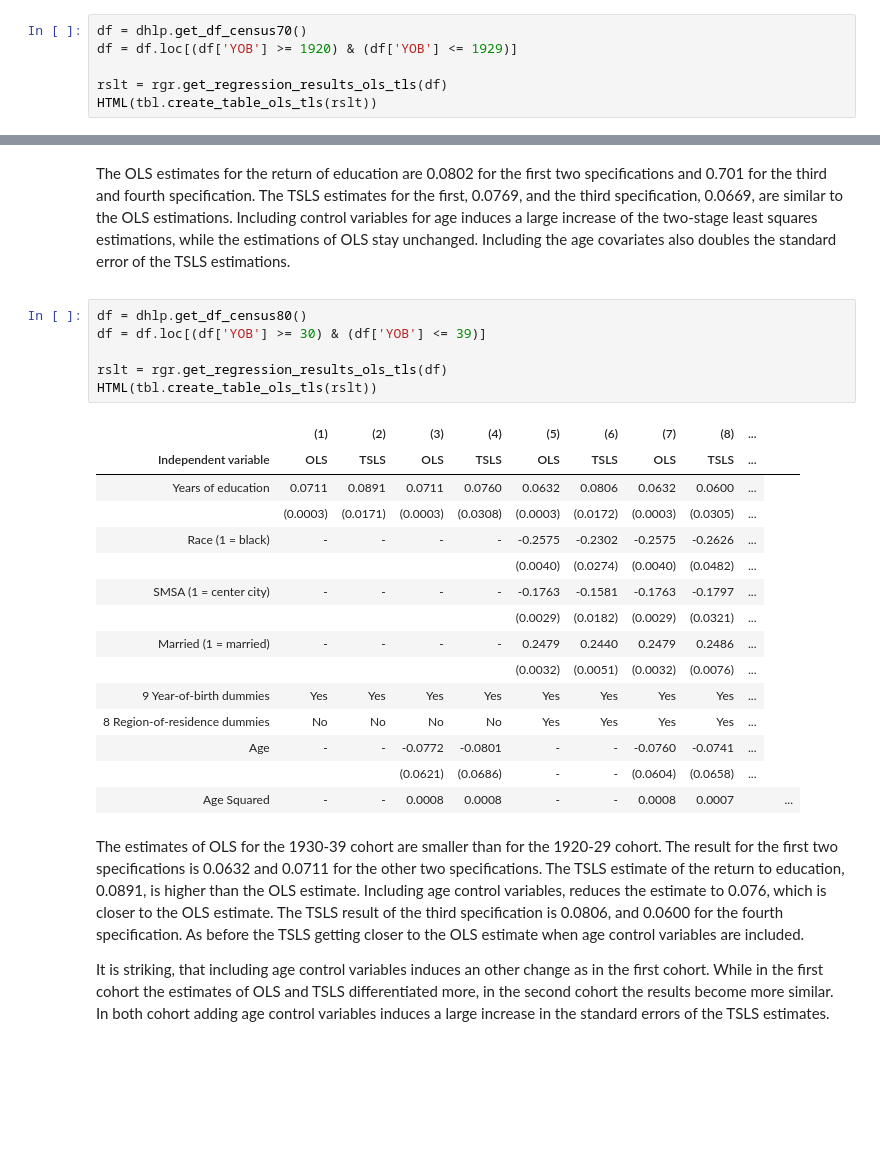
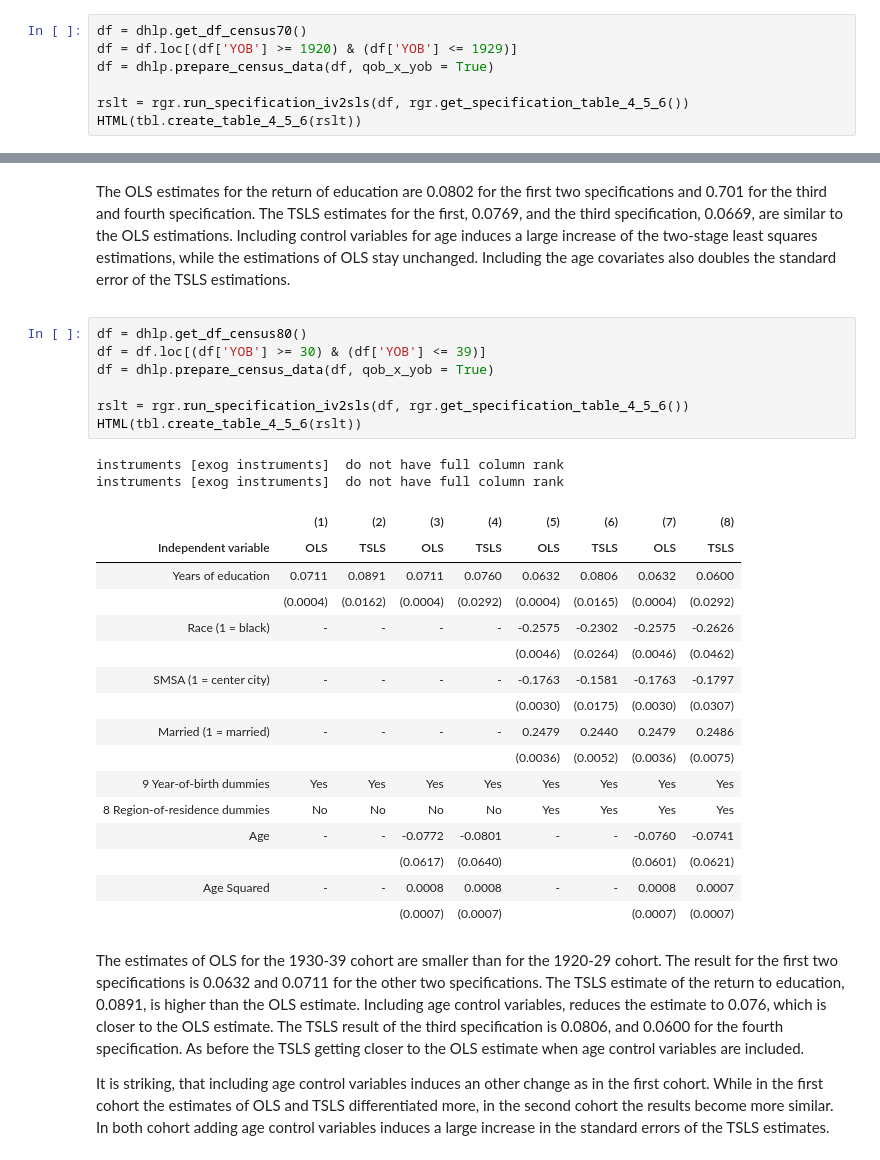
Before and after one commit to peisenha/microeconometrics-course-project-felix0496, a Jupyter notebook: Replication.ipynb, the cells around one changed output, grey strips where cells are left out. Drawn from its saved outputs; the diff is of its cells as text; blank space fills up the shorter version.

```diff
--- a/Replication.ipynb
+++ b/Replication.ipynb
@@ -311,7 +348,8 @@ The tables are presented in the following order: 1920-29 cohort, 1930-39 cohort,
 # %%
 df = dhlp.get_df_census70()
 df = df.loc[(df['YOB'] >= 1920) & (df['YOB'] <= 1929)]
+df = dhlp.prepare_census_data(df, qob_x_yob = True)
 
-rslt = rgr.get_regression_results_ols_tls(df)
-HTML(tbl.create_table_ols_tls(rslt))
+rslt = rgr.run_specification_iv2sls(df, rgr.get_specification_table_4_5_6())
+HTML(tbl.create_table_4_5_6(rslt))
 # %% [output]
@@ -336,25 +377,29 @@ The OLS estimates for the return of education are 0.0802 for the first two speci
 # %%
 df = dhlp.get_df_census80()
 df = df.loc[(df['YOB'] >= 30) & (df['YOB'] <= 39)]
+df = dhlp.prepare_census_data(df, qob_x_yob = True)
 
-rslt = rgr.get_regression_results_ols_tls(df)
-HTML(tbl.create_table_ols_tls(rslt))
+rslt = rgr.run_specification_iv2sls(df, rgr.get_specification_table_4_5_6())
+HTML(tbl.create_table_4_5_6(rslt))
 # %% [output]
+instruments [exog instruments]  do not have full column rank
+instruments [exog instruments]  do not have full column rank
-|  | (1) | (2) | (3) | (4) | (5) | (6) | (7) | (8) | ... |
-| Independent variable | OLS | TSLS | OLS | TSLS | OLS | TSLS | OLS | TSLS | ... |
-| Years of education | 0.0711 | 0.0891 | 0.0711 | 0.0760 | 0.0632 | 0.0806 | 0.0632 | 0.0600 | ... |
-|  | (0.0003) | (0.0171) | (0.0003) | (0.0308) | (0.0003) | (0.0172) | (0.0003) | (0.0305) | ... |
-| Race (1 = black) | - | - | - | - | -0.2575 | -0.2302 | -0.2575 | -0.2626 | ... |
-|  |  |  |  |  | (0.0040) | (0.0274) | (0.0040) | (0.0482) | ... |
-| SMSA (1 = center city) | - | - | - | - | -0.1763 | -0.1581 | -0.1763 | -0.1797 | ... |
-|  |  |  |  |  | (0.0029) | (0.0182) | (0.0029) | (0.0321) | ... |
-| Married (1 = married) | - | - | - | - | 0.2479 | 0.2440 | 0.2479 | 0.2486 | ... |
-|  |  |  |  |  | (0.0032) | (0.0051) | (0.0032) | (0.0076) | ... |
-| 9 Year-of-birth dummies | Yes | Yes | Yes | Yes | Yes | Yes | Yes | Yes | ... |
-| 8 Region-of-residence dummies | No | No | No | No | Yes | Yes | Yes | Yes | ... |
-| Age | - | - | -0.0772 | -0.0801 | - | - | -0.0760 | -0.0741 | ... |
-|  |  |  | (0.0621) | (0.0686) | - | - | (0.0604) | (0.0658) | ... |
-| Age Squared | - | - | 0.0008 | 0.0008 | - | - | 0.0008 | 0.0007 |  |  | ... |
+|  | (1) | (2) | (3) | (4) | (5) | (6) | (7) | (8) |
+| Independent variable | OLS | TSLS | OLS | TSLS | OLS | TSLS | OLS | TSLS |
+| Years of education | 0.0711 | 0.0891 | 0.0711 | 0.0760 | 0.0632 | 0.0806 | 0.0632 | 0.0600 |
+|  | (0.0004) | (0.0162) | (0.0004) | (0.0292) | (0.0004) | (0.0165) | (0.0004) | (0.0292) |
+| Race (1 = black) | - | - | - | - | -0.2575 | -0.2302 | -0.2575 | -0.2626 |
+|  |  |  |  |  | (0.0046) | (0.0264) | (0.0046) | (0.0462) |
+| SMSA (1 = center city) | - | - | - | - | -0.1763 | -0.1581 | -0.1763 | -0.1797 |
+|  |  |  |  |  | (0.0030) | (0.0175) | (0.0030) | (0.0307) |
+| Married (1 = married) | - | - | - | - | 0.2479 | 0.2440 | 0.2479 | 0.2486 |
+|  |  |  |  |  | (0.0036) | (0.0052) | (0.0036) | (0.0075) |
+| 9 Year-of-birth dummies | Yes | Yes | Yes | Yes | Yes | Yes | Yes | Yes |
+| 8 Region-of-residence dummies | No | No | No | No | Yes | Yes | Yes | Yes |
+| Age | - | - | -0.0772 | -0.0801 | - | - | -0.0760 | -0.0741 |
+|  |  |  | (0.0617) | (0.0640) |  |  | (0.0601) | (0.0621) |
+| Age Squared | - | - | 0.0008 | 0.0008 | - | - | 0.0008 | 0.0007 |
+|  |  |  | (0.0007) | (0.0007) |  |  | (0.0007) | (0.0007) |
 # %% [markdown]
 The estimates of OLS for the 1930-39 cohort are smaller than for the 1920-29 cohort. The result for the first two specifications is 0.0632 and 0.0711 for the other two specifications. The TSLS estimate of the return to education, 0.0891, is higher than the OLS estimate. Including age control variables, reduces the estimate to 0.076, which is closer to the OLS estimate. The TSLS result of the third specification is 0.0806, and 0.0600 for the fourth specification. As before the TSLS getting closer to the OLS estimate when age control variables are included.
 
```
Also changed, not shown: parts of 53 cells of this notebook, 2 other files.
